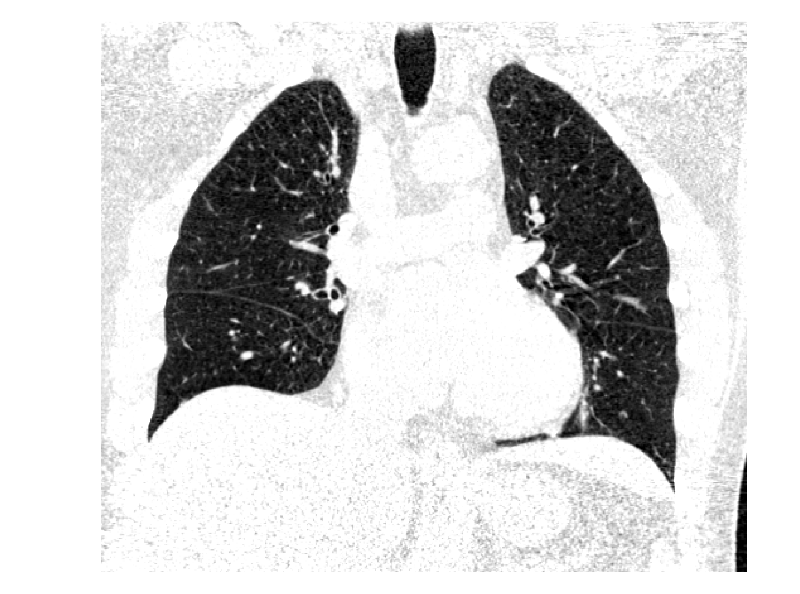
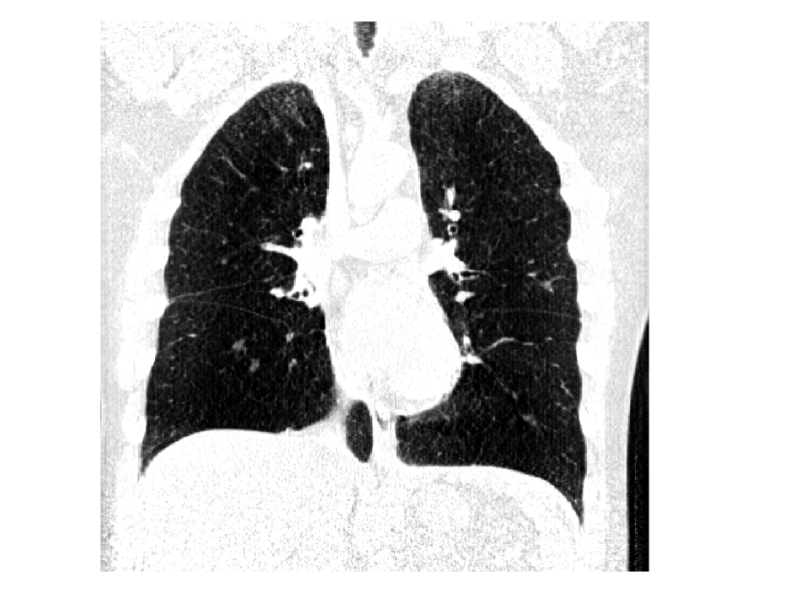
Before and after one commit to MASILab/Inhale_Exhale_CT, a Jupyter notebook: Figures/Idea.ipynb, the cells around one changed output. Saved outputs shown, nothing was run; the diff lists cells and outputs as text; code cells hidden in the pictures.

Commit message:
New figrues for idea

```diff
--- a/Figures/Idea.ipynb
+++ b/Figures/Idea.ipynb
@@ -8,15 +9,19 @@ import ants
 # %%
-insp = nib.load("/nfs/masi/krishar1/SPIE_2025_InhaleExhaleCT/data_split/valid/inspiratory_BONE/COPDGene_D48362_BONE.nii.gz").get_fdata()
-exp = nib.load("/nfs/masi/krishar1/SPIE_2025_InhaleExhaleCT/data_split/valid/expiratory_STANDARD/COPDGene_D48362_STANDARD.nii.gz").get_fdata()
-harm_insp = nib.load("/nfs/masi/krishar1/SPIE_2025_InhaleExhaleCT/experiments/insp_exp_run1_results_cycleGAN/insp_exp_COPD_epoch5_val/COPDGene_D48362_BONE.nii.gz").get_fdata()
+insp = nib.load("/nfs/masi/krishar1/SPIE_2025_InhaleExhaleCT/data_split/valid/inspiratory_BONE/COPDGene_D48362_BONE.nii.gz")
+insp_img = insp.get_fdata()
+exp = nib.load("/nfs/masi/krishar1/SPIE_2025_InhaleExhaleCT/data_split/valid/expiratory_STANDARD/COPDGene_D48362_STANDARD.nii.gz")
+exp_img = exp.get_fdata()
+harm_insp = nib.load("/nfs/masi/krishar1/SPIE_2025_InhaleExhaleCT/experiments/insp_exp_run1_results_cycleGAN/insp_exp_COPD_epoch5_val/COPDGene_D48362_BONE.nii.gz")
+harm_insp_img = harm_insp.get_fdata()
 
-midslice_insp = insp.shape[1]//2
-midslice_exp = exp.shape[1]//2
+midslice_insp = insp_img.shape[1]//2
+midslice_exp = exp_img.shape[1]//2
+midslice_harm = harm_insp_img.shape[1]//2
 # %%
 plt.figure(figsize=(16,16))
-plt.imshow(np.rot90(exp[:,midslice_exp, :]), cmap='gray', vmin=-1000, vmax=0)
+plt.imshow(np.rot90(harm_insp_img[:,midslice_harm, :]), cmap='gray', vmin=-1000, vmax=0)
 plt.axis('off')
-plt.savefig("/nfs/masi/krishar1/SPIE_2025_InhaleExhaleCT/SPIE_paper_figures/idea/exp_img.tiff", dpi=300, format='tiff')
+plt.savefig("/nfs/masi/krishar1/SPIE_2025_InhaleExhaleCT/SPIE_paper_figures/idea/harm_insp_img.tiff", dpi=300, format='tiff')
 plt.show()
 # %% [output]
-[figure, old version]
+[figure, new version]
```
Also changed, not shown: parts of 6 cells of this notebook.
